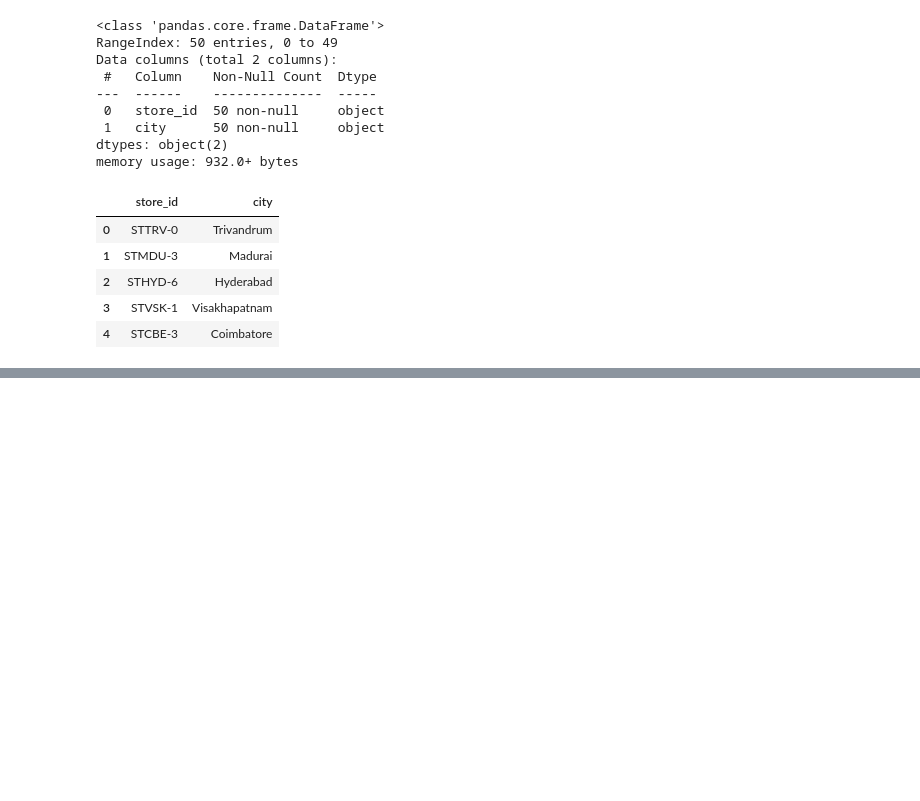
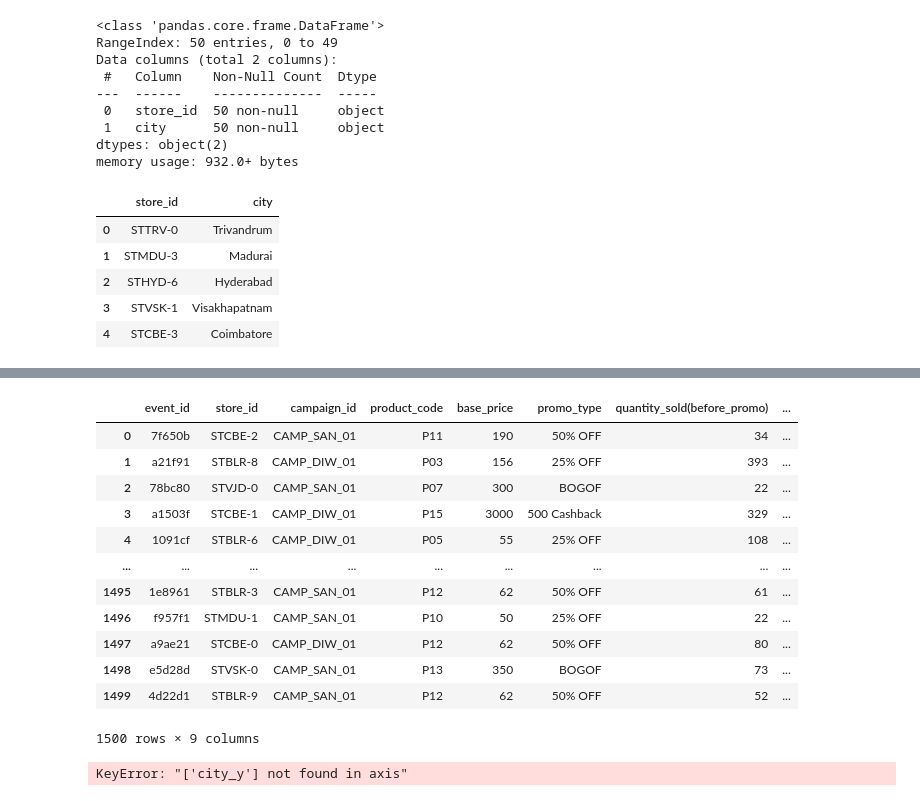
Before and after one commit to Vasista03/-Vasista--Analyse-Promotions-and-Provide-Tangible-Insights-to-Sales-Director, a Jupyter notebook: cleaning.ipynb, the cells around one changed output, grey strips where cells are left out. Drawn from its saved outputs; the diff is of its cells as text; code cells hidden in the pictures; blank space fills up the shorter version.

```diff
--- a/cleaning.ipynb
+++ b/cleaning.ipynb
@@ -93,0 +187,36 @@ memory usage: 93.9+ KB
+# %%
+if 'city' in event_data.columns:
+    event_data = event_data.drop(columns=['city'])
+
+event_data = event_data.merge(
+    stores_data[['store_id', 'city']],
+    on='store_id',
+    how='left'
+)
+event_data
+# %% [output]
+|  | event_id | store_id | campaign_id | product_code | base_price | promo_type | quantity_sold(before_promo) | ... |
+| 0 | 7f650b | STCBE-2 | CAMP_SAN_01 | P11 | 190 | 50% OFF | 34 | ... |
+| 1 | a21f91 | STBLR-8 | CAMP_DIW_01 | P03 | 156 | 25% OFF | 393 | ... |
+| 2 | 78bc80 | STVJD-0 | CAMP_SAN_01 | P07 | 300 | BOGOF | 22 | ... |
+| 3 | a1503f | STCBE-1 | CAMP_DIW_01 | P15 | 3000 | 500 Cashback | 329 | ... |
+| 4 | 1091cf | STBLR-6 | CAMP_DIW_01 | P05 | 55 | 25% OFF | 108 | ... |
+| ... | ... | ... | ... | ... | ... | ... | ... | ... |
+| 1495 | 1e8961 | STBLR-3 | CAMP_SAN_01 | P12 | 62 | 50% OFF | 61 | ... |
+| 1496 | f957f1 | STMDU-1 | CAMP_SAN_01 | P10 | 50 | 25% OFF | 22 | ... |
+| 1497 | a9ae21 | STCBE-0 | CAMP_DIW_01 | P12 | 62 | 50% OFF | 80 | ... |
+| 1498 | e5d28d | STVSK-0 | CAMP_SAN_01 | P13 | 350 | BOGOF | 73 | ... |
+| 1499 | 4d22d1 | STBLR-9 | CAMP_SAN_01 | P12 | 62 | 50% OFF | 52 | ... |
+1500 rows × 9 columns
+# %%
+def clean_data(event_data):
+    # Drop column: 'city_y'
+    event_data = event_data.drop(columns=['city_y'])
+    # Drop column: 'city_x'
+    event_data = event_data.drop(columns=['city_x'])
+    return event_data
+
+event_data_clean = clean_data(event_data.copy())
+event_data_clean.head()
+# %% [output]
+KeyError: "['city_y'] not found in axis"
```
Also changed, not shown: parts of 22 cells of this notebook, 1 other file.
